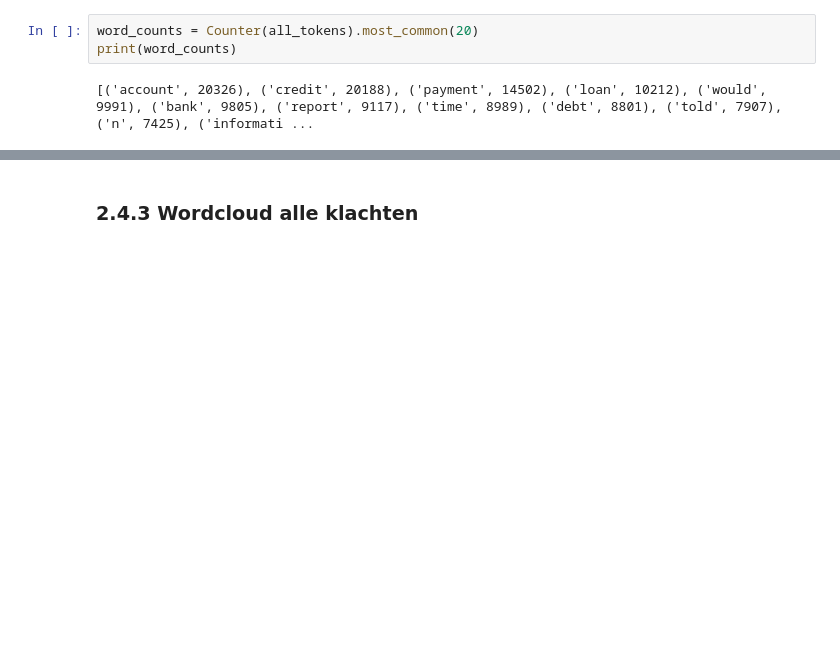
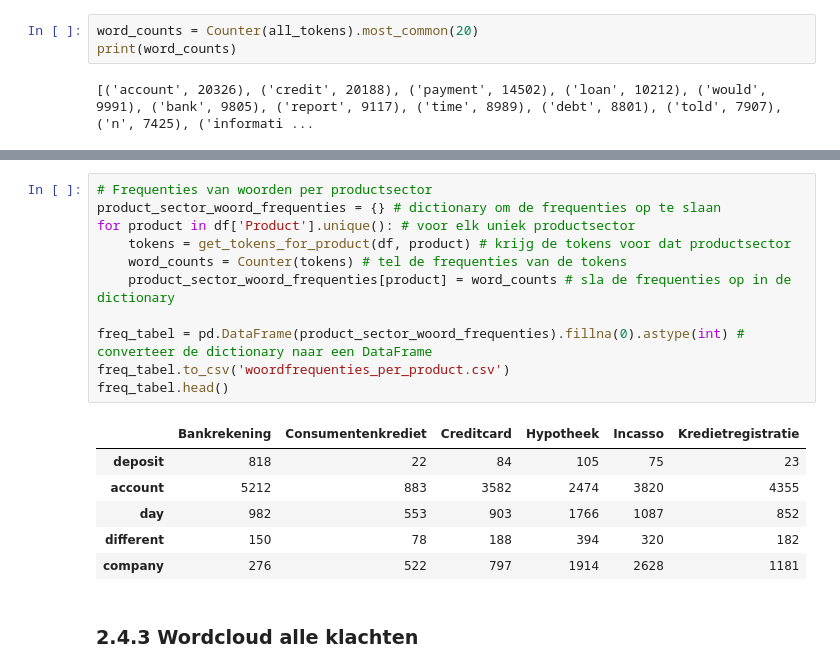
Before and after one commit to OdessaA/dataproject_1, a Jupyter notebook: 02_NLP_Model_Training.ipynb, the cells around one changed output, grey strips where cells are left out. Drawn from its saved outputs; the diff is of its cells as text; blank space fills up the shorter version.

```diff
--- a/02_NLP_Model_Training.ipynb
+++ b/02_NLP_Model_Training.ipynb
@@ -69,3 +78,21 @@ print(word_counts)
+# %%
+# Frequenties van woorden per productsector
+product_sector_woord_frequenties = {} # dictionary om de frequenties op te slaan
+for product in df['Product'].unique(): # voor elk uniek productsector
+    tokens = get_tokens_for_product(df, product) # krijg de tokens voor dat productsector
+    word_counts = Counter(tokens) # tel de frequenties van de tokens
+    product_sector_woord_frequenties[product] = word_counts # sla de frequenties op in de dictionary
+
+freq_tabel = pd.DataFrame(product_sector_woord_frequenties).fillna(0).astype(int) # converteer de dictionary naar een DataFrame
+freq_tabel.to_csv('woordfrequenties_per_product.csv')
+freq_tabel.head()
+# %% [output]
+|  | Bankrekening | Consumentenkrediet | Creditcard | Hypotheek | Incasso | Kredietregistratie |
+| deposit | 818 | 22 | 84 | 105 | 75 | 23 |
+| account | 5212 | 883 | 3582 | 2474 | 3820 | 4355 |
+| day | 982 | 553 | 903 | 1766 | 1087 | 852 |
+| different | 150 | 78 | 188 | 394 | 320 | 182 |
+| company | 276 | 522 | 797 | 1914 | 2628 | 1181 |
 # %% [markdown]
 ### 2.4.3 Wordcloud alle klachten
 # %%
```
Also changed, not shown: parts of 7 cells of this notebook.
